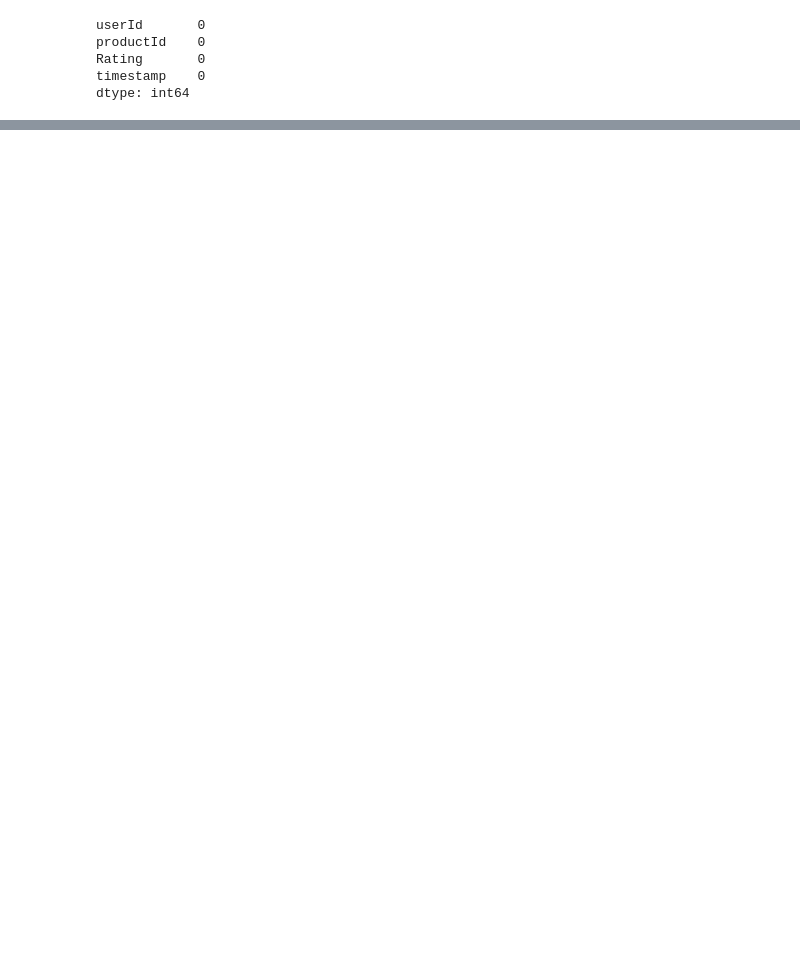
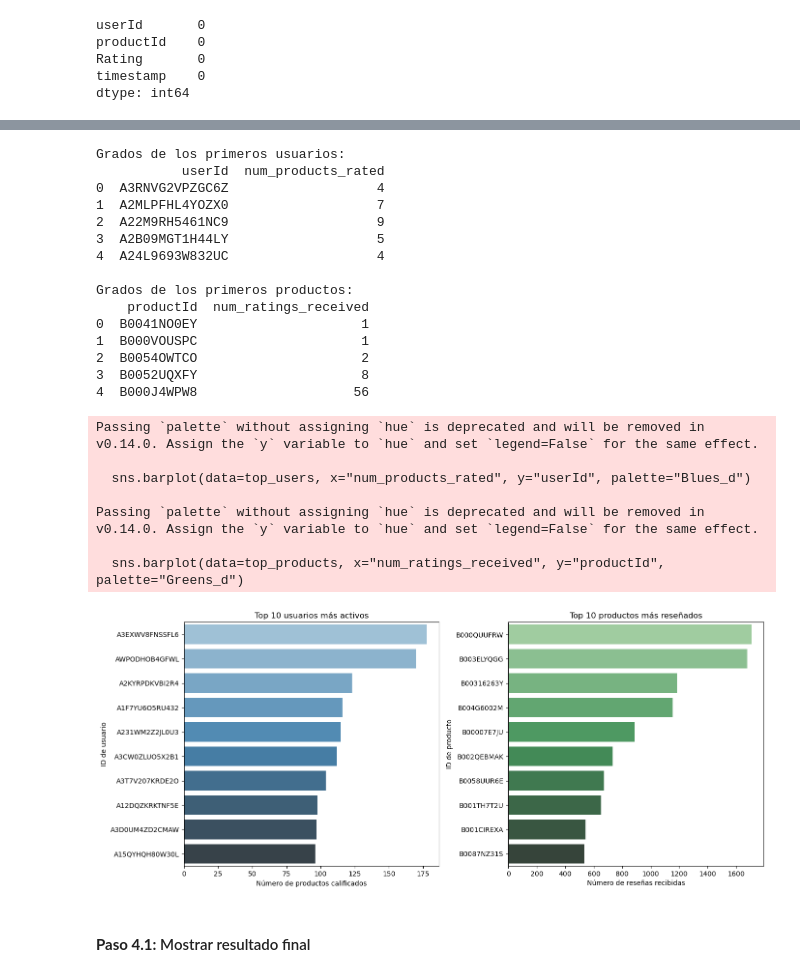
Before and after one commit to ChrisJMora/recommender_system_using_bipartite_network, a Jupyter notebook: src/app/main.ipynb, the cells around one changed output, grey strips where cells are left out. Cells and saved outputs as stored; diff of their text form; code cells hidden in the pictures; blank space fills up the shorter version.

Commit message:
feat: Se reestructura la sección "Construcción de la Red Bipartita" para mejor visualización

```diff
--- a/src/app/main.ipynb
+++ b/src/app/main.ipynb
@@ -273 +227,70 @@ Text(0, 0.5, 'Frecuencia')
+# %%
+import networkx as nx
+import pandas as pd
+import matplotlib.pyplot as plt
+from networkx.algorithms import bipartite
+import seaborn as sns
+
+# Calcular grados de los usuarios y productos
+user_degrees = dict(B.degree(users))
+product_degrees = dict(B.degree(products))
+
+user_deg_df = pd.DataFrame(user_degrees.items(), columns=["userId", "num_products_rated"])
+product_deg_df = pd.DataFrame(product_degrees.items(), columns=["productId", "num_ratings_received"])
+
+print("\nGrados de los primeros usuarios:")
+print(user_deg_df.head())
+
+print("\nGrados de los primeros productos:")
+print(product_deg_df.head())
+
+# --- Top N nodos ---
+N = 10
+top_users = user_deg_df.nlargest(N, "num_products_rated")
+top_products = product_deg_df.nlargest(N, "num_ratings_received")
+
+plt.figure(figsize=(14, 6))
+
+# Top N usuarios más activos
+plt.subplot(1, 2, 1)
+sns.barplot(data=top_users, x="num_products_rated", y="userId", palette="Blues_d")
+plt.title(f"Top {N} usuarios más activos")
+plt.xlabel("Número de productos calificados")
+plt.ylabel("ID de usuario")
+
+# Top N productos más reseñados
+plt.subplot(1, 2, 2)
+sns.barplot(data=top_products, x="num_ratings_received", y="productId", palette="Greens_d")
+plt.title(f"Top {N} productos más reseñados")
+plt.xlabel("Número de reseñas recibidas")
+plt.ylabel("ID de producto")
+
+plt.tight_layout()
+plt.show()
+# %% [output]
+Grados de los primeros usuarios:
+           userId  num_products_rated
+0  A3RNVG2VPZGC6Z                   4
+1  A2MLPFHL4YOZX0                   7
+2  A22M9RH5461NC9                   9
+3  A2B09MGT1H44LY                   5
+4  A24L9693W832UC                   4
+
+Grados de los primeros productos:
+    productId  num_ratings_received
+0  B0041NO0EY                     1
+1  B000VOUSPC                     1
+2  B0054OWTCO                     2
+3  B0052UQXFY                     8
+4  B000J4WPW8                    56
+Passing `palette` without assigning `hue` is deprecated and will be removed in v0.14.0. Assign the `y` variable to `hue` and set `legend=False` for the same effect.
+
+  sns.barplot(data=top_users, x="num_products_rated", y="userId", palette="Blues_d")
+
+Passing `palette` without assigning `hue` is deprecated and will be removed in v0.14.0. Assign the `y` variable to `hue` and set `legend=False` for the same effect.
+
+  sns.barplot(data=top_products, x="num_ratings_received", y="productId", palette="Greens_d")
+[figure, added]
+# %% [markdown]
+#### **Paso 4.1:** Mostrar resultado final
 # %%
```
Also changed, not shown: parts of 30 cells of this notebook.
